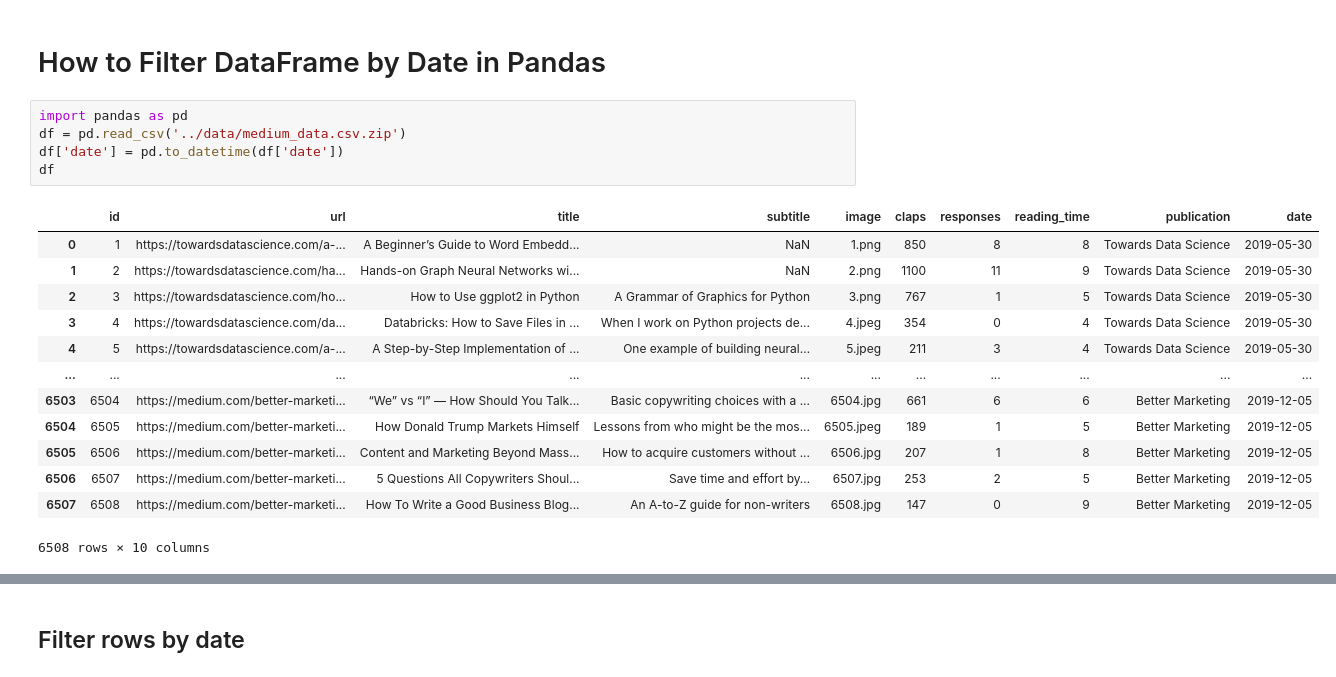
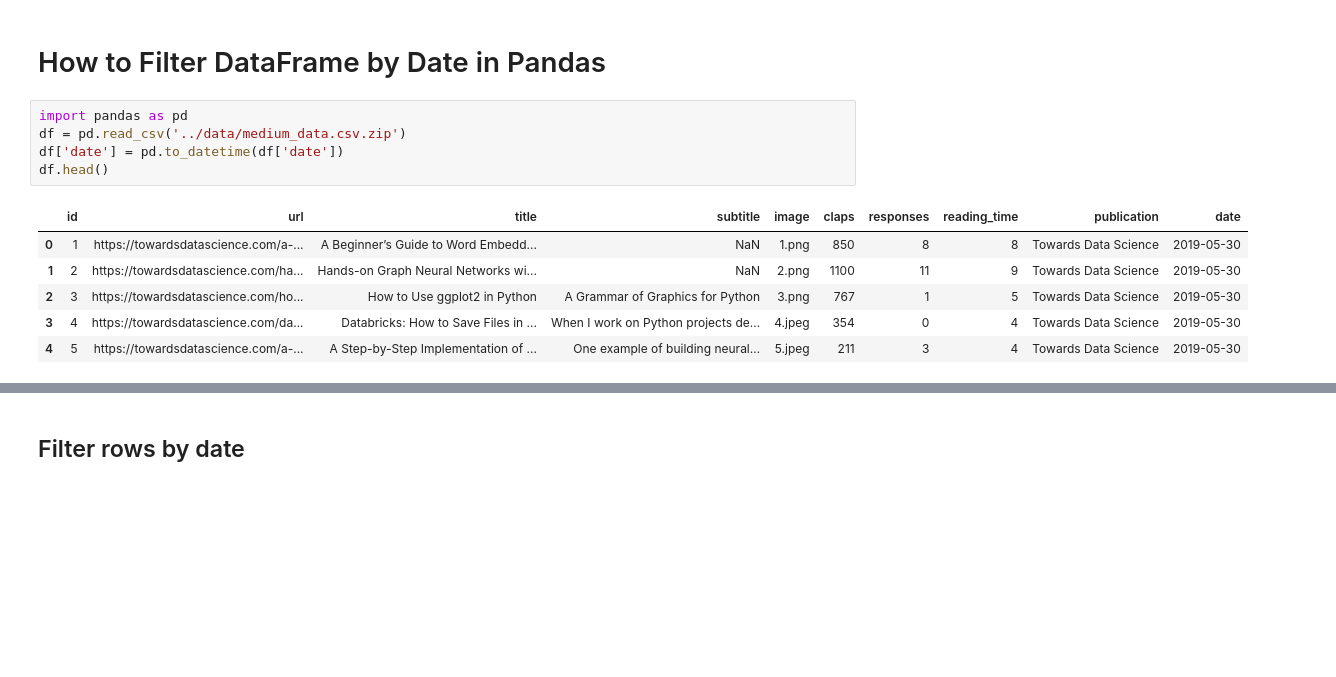
Before and after one commit to softhints/Pandas-Tutorials, a Jupyter notebook: filter/1.filter-by-date-pandas-dataframe.ipynb, the cells around one changed output, grey strips where cells are left out. Cells and saved outputs as stored; diff of their text form; blank space fills up the shorter version.

```diff
--- a/filter/1.filter-by-date-pandas-dataframe.ipynb
+++ b/filter/1.filter-by-date-pandas-dataframe.ipynb
@@ -3,19 +3,12 @@
 # %%
 import pandas as pd
 df = pd.read_csv('../data/medium_data.csv.zip')
 df['date'] = pd.to_datetime(df['date'])
-df
+df.head()
 # %% [output]
 |  | id | url | title | subtitle | image | claps | responses | reading_time | publication | date |
 | 0 | 1 | https://towardsdatascience.com/a-... | A Beginner’s Guide to Word Embedd... | NaN | 1.png | 850 | 8 | 8 | Towards Data Science | 2019-05-30 |
 | 1 | 2 | https://towardsdatascience.com/ha... | Hands-on Graph Neural Networks wi... | NaN | 2.png | 1100 | 11 | 9 | Towards Data Science | 2019-05-30 |
 | 2 | 3 | https://towardsdatascience.com/ho... | How to Use ggplot2 in Python | A Grammar of Graphics for Python | 3.png | 767 | 1 | 5 | Towards Data Science | 2019-05-30 |
 | 3 | 4 | https://towardsdatascience.com/da... | Databricks: How to Save Files in ... | When I work on Python projects de... | 4.jpeg | 354 | 0 | 4 | Towards Data Science | 2019-05-30 |
 | 4 | 5 | https://towardsdatascience.com/a-... | A Step-by-Step Implementation of ... | One example of building neural… | 5.jpeg | 211 | 3 | 4 | Towards Data Science | 2019-05-30 |
-| ... | ... | ... | ... | ... | ... | ... | ... | ... | ... | ... |
-| 6503 | 6504 | https://medium.com/better-marketi... | “We” vs “I” — How Should You Talk... | Basic copywriting choices with a ... | 6504.jpg | 661 | 6 | 6 | Better Marketing | 2019-12-05 |
-| 6504 | 6505 | https://medium.com/better-marketi... | How Donald Trump Markets Himself | Lessons from who might be the mos... | 6505.jpeg | 189 | 1 | 5 | Better Marketing | 2019-12-05 |
-| 6505 | 6506 | https://medium.com/better-marketi... | Content and Marketing Beyond Mass... | How to acquire customers without ... | 6506.jpg | 207 | 1 | 8 | Better Marketing | 2019-12-05 |
-| 6506 | 6507 | https://medium.com/better-marketi... | 5 Questions All Copywriters Shoul... | Save time and effort by… | 6507.jpg | 253 | 2 | 5 | Better Marketing | 2019-12-05 |
-| 6507 | 6508 | https://medium.com/better-marketi... | How To Write a Good Business Blog... | An A-to-Z guide for non-writers | 6508.jpg | 147 | 0 | 9 | Better Marketing | 2019-12-05 |
-6508 rows × 10 columns
```
Also changed, not shown: parts of 1 cell of this notebook, 1 other file.
